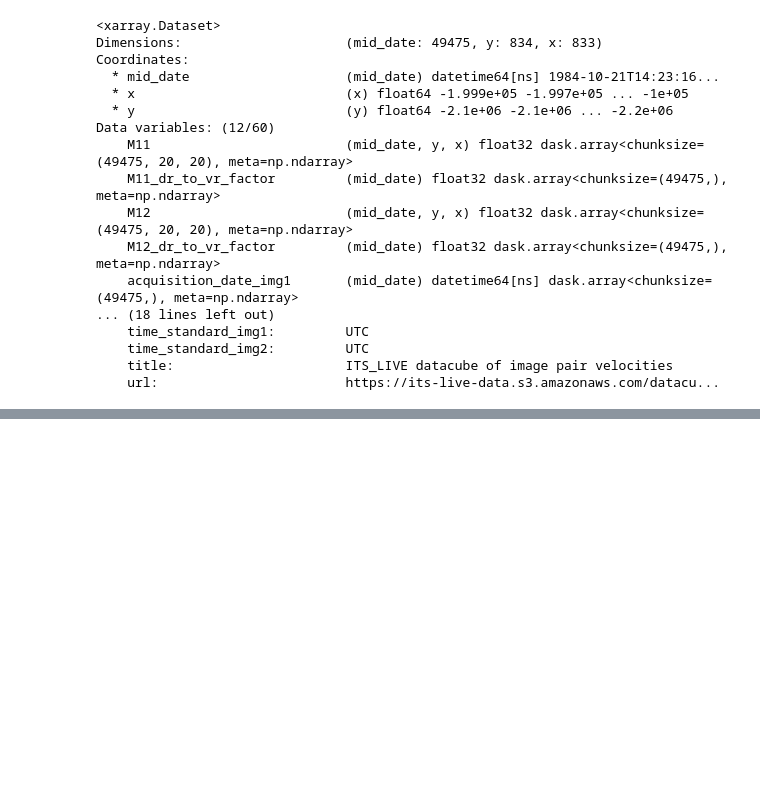
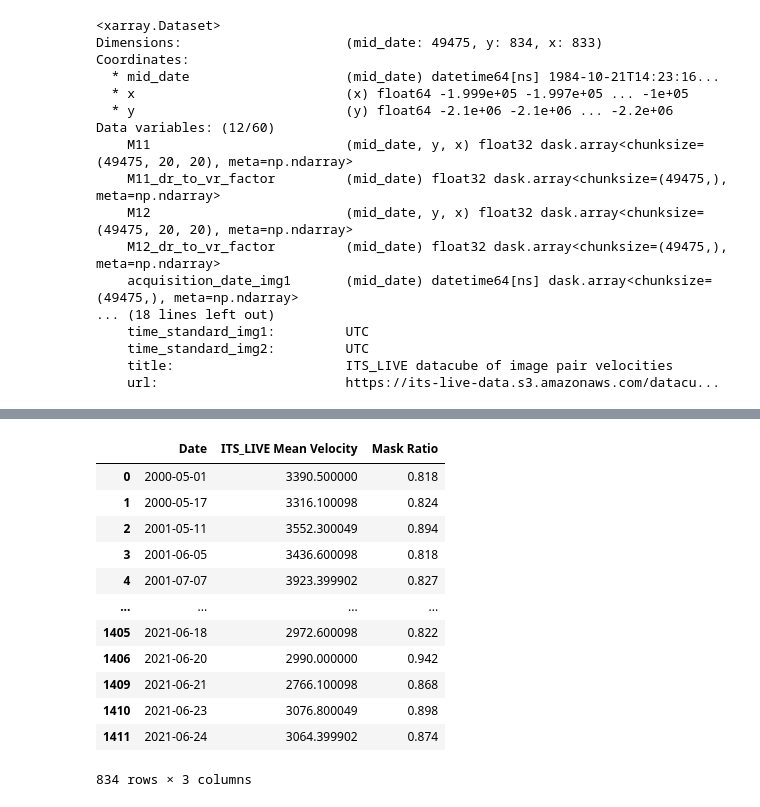
Before and after one commit to shahinmg/its_live_tutorial, a Jupyter notebook: match_dates_its_live_datacube_term_poly_tutorial.ipynb, the cells around one changed output, grey strips where cells are left out. Cells and saved outputs as stored; diff of their text form; code cells hidden in the pictures; blank space fills up the shorter version.

```diff
--- a/match_dates_its_live_datacube_term_poly_tutorial.ipynb
+++ b/match_dates_its_live_datacube_term_poly_tutorial.ipynb
@@ -178,0 +133,25 @@ I just manually checked the averages from a clipped KUJ terminus region. I imagi
+# %%
+# remove data with no terminus pick within 30 days
+# List the dates of all the .shp files in the directory
+files = os.listdir(terminus_poly_dir)
+shp_files = [file for file in files if file.endswith('.shp')] # Filter only the .shp files
+date_format = '%Y_%m_%d'
+terminus_dates = [datetime.strptime(shp_file[:10], date_format) for shp_file in shp_files]
+terminus_dates = [date.strftime('%Y-%m-%d') for date in terminus_dates]
+terminus_dates = pd.to_datetime(terminus_dates)
+
+time_window = timedelta(days=30) # Define the time window (30 days)
+valid_indices = [] # empty list
+# Iterate over each mid_date in kuj_vels_filt
+for index, mid_date in enumerate(kuj_vels_filt.mid_date.values):
+    mid_date = pd.to_datetime(mid_date)  # Convert to pandas datetime for comparison
+    # Check if mid_date is within 30 days of any date in terminus_dates
+    if any(abs(mid_date - date) <= time_window for date in terminus_dates):
+        valid_indices.append(index)
+
+# filter kuj_vels_filt
+kuj_vels_filt = kuj_vels_filt.isel(mid_date=np.array(valid_indices))
+
+# print the data loss between the original dataset and the filtered
+print('Original data rows: ', len(kuj_vels.mid_date))
+print('Filtered data rows: ', len(kuj_vels_filt.mid_date))
@@ -178,0 +224,25 @@ I just manually checked the averages from a clipped KUJ terminus region. I imagi
+# %%
+# reformat the saved lists before adding them to a df
+saved_coverage_float  = []
+saved_coverage_float  = [round(entry[0],3) for entry in saved_coverage]
+saved_dates_formatted = pd.to_datetime(saved_dates, format="Timestamp('%Y-%m-%d %H:%M:%S.%f')").strftime('%Y-%m-%d')
+saved_means_rounded = [round(entry,1) for entry in saved_means]
+df = pd.DataFrame({'Date':saved_dates_formatted,'ITS_LIVE Mean Velocity':saved_means_rounded,'Mask Ratio':saved_coverage_float})
+# remove entries with the same date, keeping the one with the highest mask ratio
+idx_to_keep = df.groupby('Date')['Mask Ratio'].idxmax()
+df = df.loc[idx_to_keep]
+df
+# %% [output]
+|  | Date | ITS_LIVE Mean Velocity | Mask Ratio |
+| 0 | 2000-05-01 | 3390.500000 | 0.818 |
+| 1 | 2000-05-17 | 3316.100098 | 0.824 |
+| 2 | 2001-05-11 | 3552.300049 | 0.894 |
+| 3 | 2001-06-05 | 3436.600098 | 0.818 |
+| 4 | 2001-07-07 | 3923.399902 | 0.827 |
+| ... | ... | ... | ... |
+| 1405 | 2021-06-18 | 2972.600098 | 0.822 |
+| 1406 | 2021-06-20 | 2990.000000 | 0.942 |
+| 1409 | 2021-06-21 | 2766.100098 | 0.868 |
+| 1410 | 2021-06-23 | 3076.800049 | 0.898 |
+| 1411 | 2021-06-24 | 3064.399902 | 0.874 |
+834 rows × 3 columns
```
Also changed, not shown: parts of 25 cells of this notebook.
